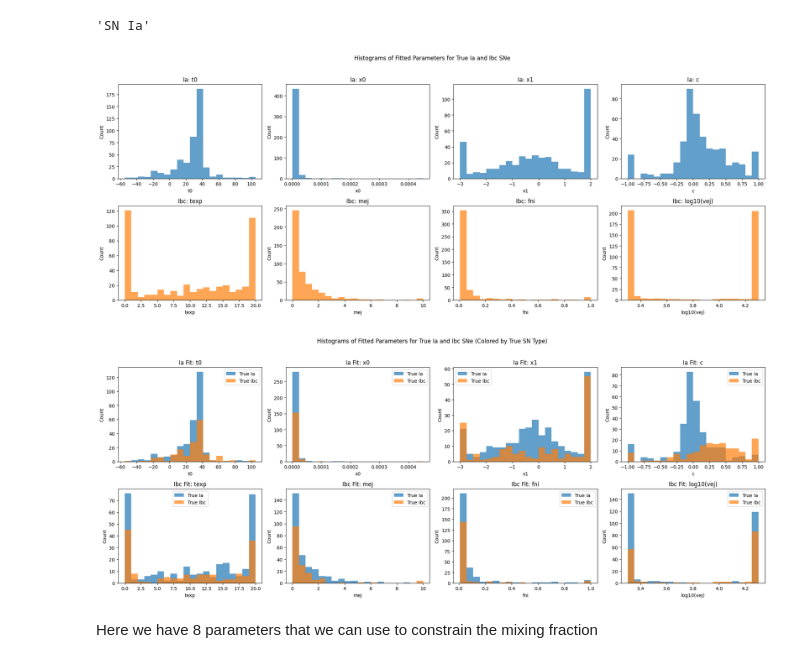
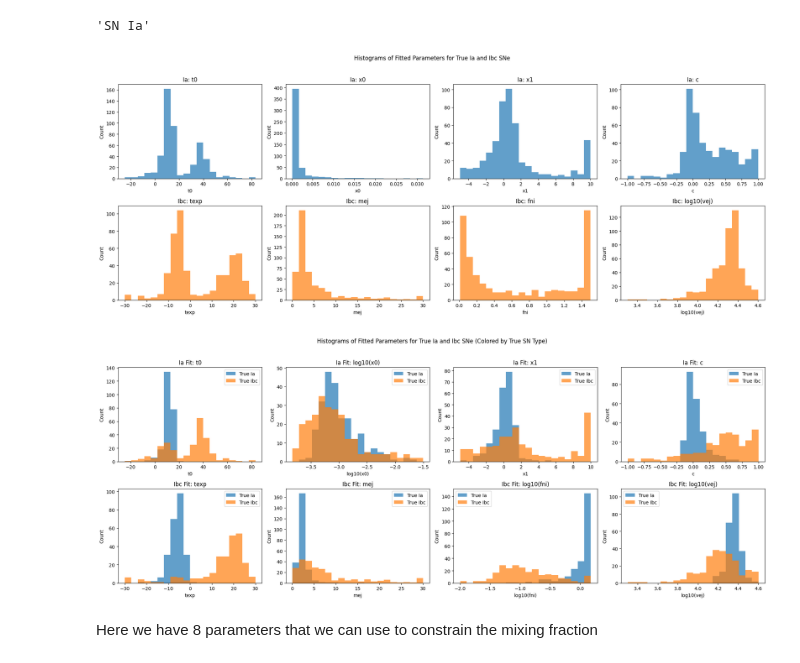
Before and after one commit to asmuzsoy/beams_ext, a Jupyter notebook: separate_parameters.ipynb, the cells around one changed output. Saved outputs shown, nothing was run; the diff lists cells and outputs as text; code cells hidden in the pictures.

```diff
--- a/separate_parameters.ipynb
+++ b/separate_parameters.ipynb
@@ -247,8 +247,7 @@ class real_SN:
     def fit_as_ibc(self, results_dict):
         self.ibc_fit = {key:results_dict[key] for key in self.ibc_keys[1:]}
 # %%
-# data = np.load("fitted_sne_100_100125.npz", allow_pickle=True)
-data = np.load("fitted_sne_real_121725.npz", allow_pickle=True)
+data = np.load("fitted_sne_real_011326.npz", allow_pickle=True)
 
 true_ia_sne = data['ia']
 true_ibc_sne = data['ibc']
@@ -259,3 +258,5 @@ len(true_ibc_sne), len(all_sne), len(true_ia_sne)/len(all_sne)
 # %%
 for sn in all_sne:
     sn.ibc_fit.update({'log_vej': np.log10(sn.ibc_fit['vej'])})
+    sn.ia_fit.update({'log_x0': np.log10(sn.ia_fit['x0'])})
+    sn.ibc_fit.update({'log_fni': np.log10(sn.ibc_fit['fni'])})
@@ -283,9 +264,6 @@ array([<__main__.real_SN object at 0x...>,
 all_sne[100].true_class
 # %% [output]
 'SN Ia'
-# %%
-for sn in all_sne:
-    sn.ibc_fit.update({'log_vej': np.log10(sn.ibc_fit['vej'])})
 # %%
 ia_param_names = SN.ia_keys[1:]  # ['t0', 'x0', 'x1', 'c']
 ibc_param_names = SN.ibc_keys[1:]  # ['texp', 'mej', 'fni', 'vej']
@@ -294,7 +272,7 @@ fig, axes = plt.subplots(2, 4, figsize=(20, 8))
 fig.suptitle("Histograms of Fitted Parameters for True Ia and Ibc SNe")
 
 # Plot Ia fitted parameters
-for i, param in enumerate(ia_param_names):
+for i, param in enumerate(ia_param_names[:4]):
     values = [sn.ia_fit[param] for sn in all_sne if sn.ia_fit[param] is not None]
     axes[0, i].hist(values, bins=20, color='tab:blue', alpha=0.7)
     axes[0, i].set_title(f"Ia: {param}")
@@ -319,48 +297,55 @@ for i, param in enumerate(ibc_param_names[:4]):
 plt.tight_layout(rect=[0, 0, 1, 0.96])
 plt.show()
 # %% [output]
-[figure, old version]
+[figure, new version]
 # %%
 fig, axes = plt.subplots(2, 4, figsize=(20, 8))
 fig.suptitle("Histograms of Fitted Parameters for True Ia and Ibc SNe (Colored by True SN Type)")
 
 # Plot Ia fitted parameters
-for i, param in enumerate(ia_param_names):
+for i, param in enumerate(ia_param_names[:4]):
     ia_values = [sn.ia_fit[param] for sn in true_ia_sne if sn.ia_fit[param] is not None]
     ibc_values = [sn.ia_fit[param] for sn in true_ibc_sne if sn.ia_fit[param] is not None]
+    if param == 'x0':
+        ia_values = [np.log10(v) for v in ia_values if v > 0]
+        ibc_values = [np.log10(v) for v in ibc_values if v > 0]
     all_values = ia_values + ibc_values
     bins = np.histogram_bin_edges(all_values, bins=20)
     axes[0, i].hist(ia_values, bins=bins, color='tab:blue', alpha=0.7, label='True Ia')
     axes[0, i].hist(ibc_values, bins=bins, color='tab:orange', alpha=0.7, label='True Ibc')
-    axes[0, i].set_title(f"Ia Fit: {param}")
-    axes[0, i].set_xlabel(param)
+    if param == 'x0':
+        axes[0, i].set_title(f"Ia Fit: log10({param})")
+        axes[0, i].set_xlabel(f"log10({param})")
+    else:
+        axes[0, i].set_title(f"Ia Fit: {param}")
+        axes[0, i].set_xlabel(param)
     axes[0, i].set_ylabel("Count")
     axes[0, i].legend()
 
 # Plot Ibc fitted parameters
 for i, param in enumerate(ibc_param_names[:4]):
     ia_values = [sn.ibc_fit[param] for sn in true_ia_sne if sn.ibc_fit[param] is not None]
     ibc_values = [sn.ibc_fit[param] for sn in true_ibc_sne if sn.ibc_fit[param] is not None]
-    if param == 'vej':
+    if param == 'vej' or param == 'fni':
         ia_values = [np.log10(v) for v in ia_values if v > 0]
         ibc_values = [np.log10(v) for v in ibc_values if v > 0]
     all_values = ia_values + ibc_values
     bins = np.histogram_bin_edges(all_values, bins=20)
     axes[1, i].hist(ia_values, bins=bins, color='tab:blue', alpha=0.7, label='True Ia')
     axes[1, i].hist(ibc_values, bins=bins, color='tab:orange', alpha=0.7, label='True Ibc')
-    if param == 'vej':
+    if param == 'vej' or param == 'fni':
         axes[1, i].set_title(f"Ibc Fit: log10({param})")
         axes[1, i].set_xlabel(f"log10({param})")
     else:
         axes[1, i].set_title(f"Ibc Fit: {param}")
         axes[1, i].set_xlabel(param)
     axes[1, i].set_ylabel("Count")
     axes[1, i].legend()
 
 plt.tight_layout(rect=[0, 0, 1, 0.96])
 plt.show()
 # %% [output]
-[figure, old version]
+[figure, new version]
 # %% [markdown]
 Here we have 8 parameters that we can use to constrain the mixing fraction
 # %%
```
Also changed, not shown: parts of 25 cells of this notebook, 1 other file.
